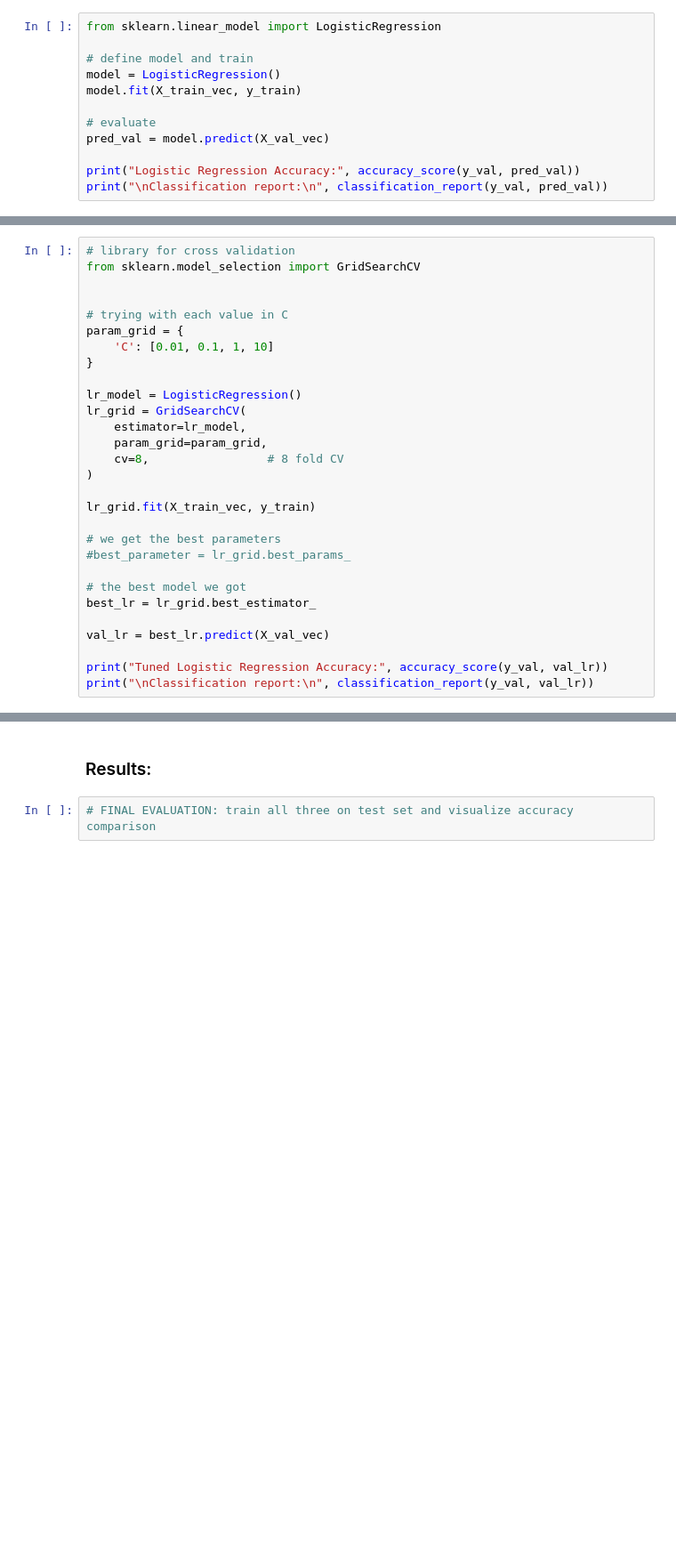
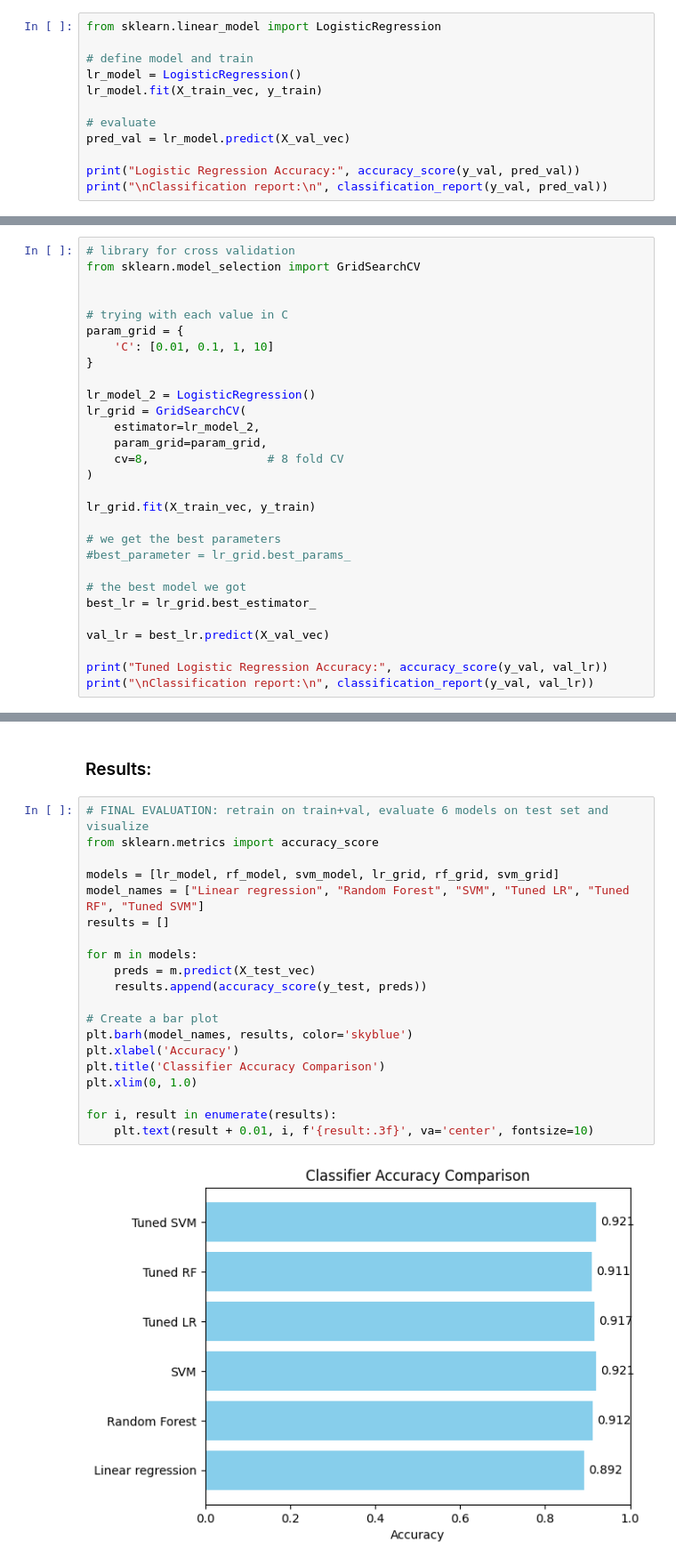
Before and after one commit to Favstina/IntelligentSystems-Assigment_2, a Jupyter notebook: Assigment2.ipynb, the cells around one changed output, grey strips where cells are left out. Shown at 89% size. Drawn from its saved outputs; the diff is of its cells as text; blank space fills up the shorter version.

```diff
--- a/Assigment2.ipynb
+++ b/Assigment2.ipynb
@@ -303,11 +303,11 @@ X_test_vec = vectorizer.transform(test_texts)
 from sklearn.linear_model import LogisticRegression
 
 # define model and train
-model = LogisticRegression()
-model.fit(X_train_vec, y_train)
+lr_model = LogisticRegression()
+lr_model.fit(X_train_vec, y_train)
 
 # evaluate
-pred_val = model.predict(X_val_vec)
+pred_val = lr_model.predict(X_val_vec)
 
 print("Logistic Regression Accuracy:", accuracy_score(y_val, pred_val))
 print("\nClassification report:\n", classification_report(y_val, pred_val))
@@ -390,9 +390,9 @@ param_grid = {
     'C': [0.01, 0.1, 1, 10]
 }
 
-lr_model = LogisticRegression()
+lr_model_2 = LogisticRegression()
 lr_grid = GridSearchCV(
-    estimator=lr_model,
+    estimator=lr_model_2,
     param_grid=param_grid,
     cv=8,                 # 8 fold CV
 )
@@ -498,4 +498,24 @@ SVM is the same, because linear SVM is often insensitive to C in tf-idf data
 # %% [markdown]
 ### Results:
 # %%
-# FINAL EVALUATION: train all three on test set and visualize accuracy comparison
+# FINAL EVALUATION: retrain on train+val, evaluate 6 models on test set and visualize
+from sklearn.metrics import accuracy_score
+
+models = [lr_model, rf_model, svm_model, lr_grid, rf_grid, svm_grid]
+model_names = ["Linear regression", "Random Forest", "SVM", "Tuned LR", "Tuned RF", "Tuned SVM"]
+results = []
+
+for m in models:
+    preds = m.predict(X_test_vec)
+    results.append(accuracy_score(y_test, preds))
+
+# Create a bar plot
+plt.barh(model_names, results, color='skyblue')
+plt.xlabel('Accuracy')
+plt.title('Classifier Accuracy Comparison')
+plt.xlim(0, 1.0)
+
+for i, result in enumerate(results):
+    plt.text(result + 0.01, i, f'{result:.3f}', va='center', fontsize=10)
+# %% [output]
+[figure, added]
```
Also changed, not shown: parts of 4 cells of this notebook.
